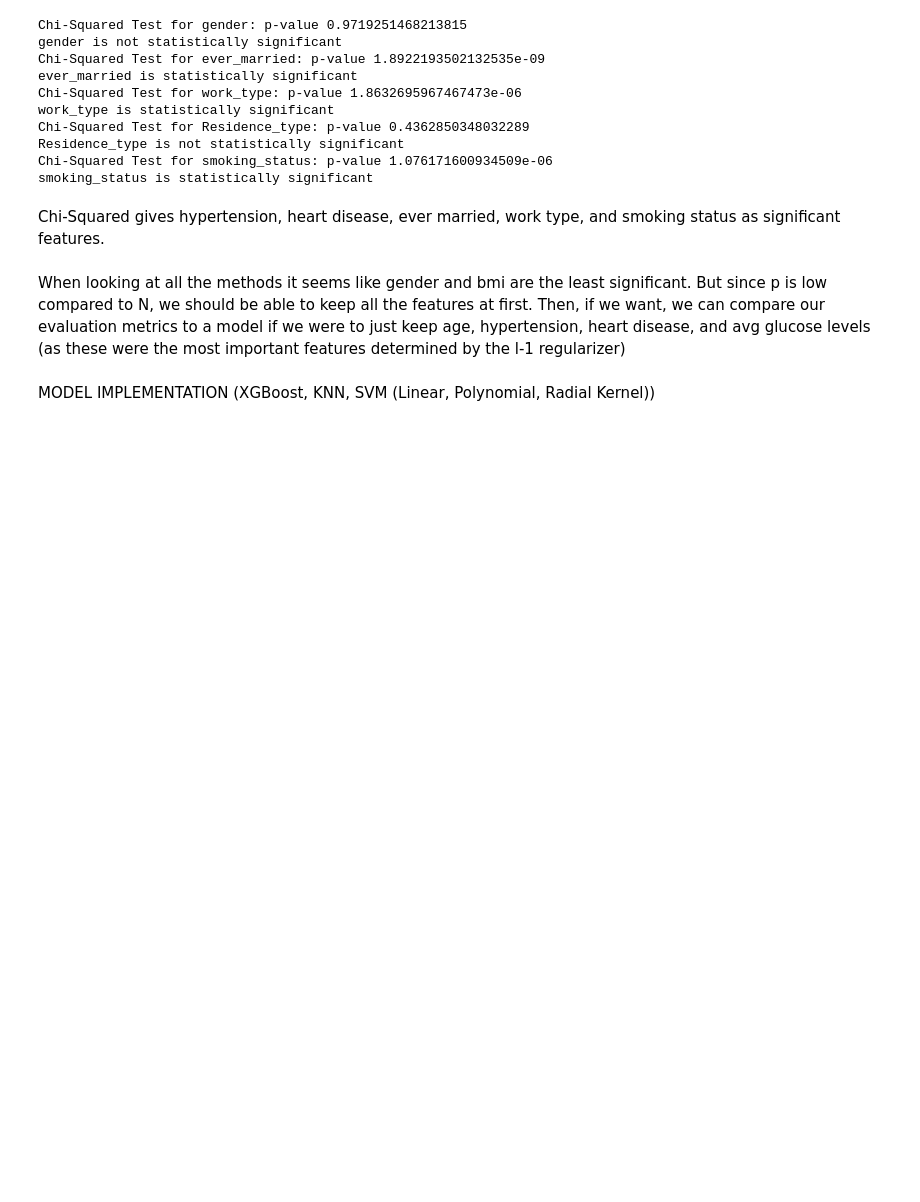
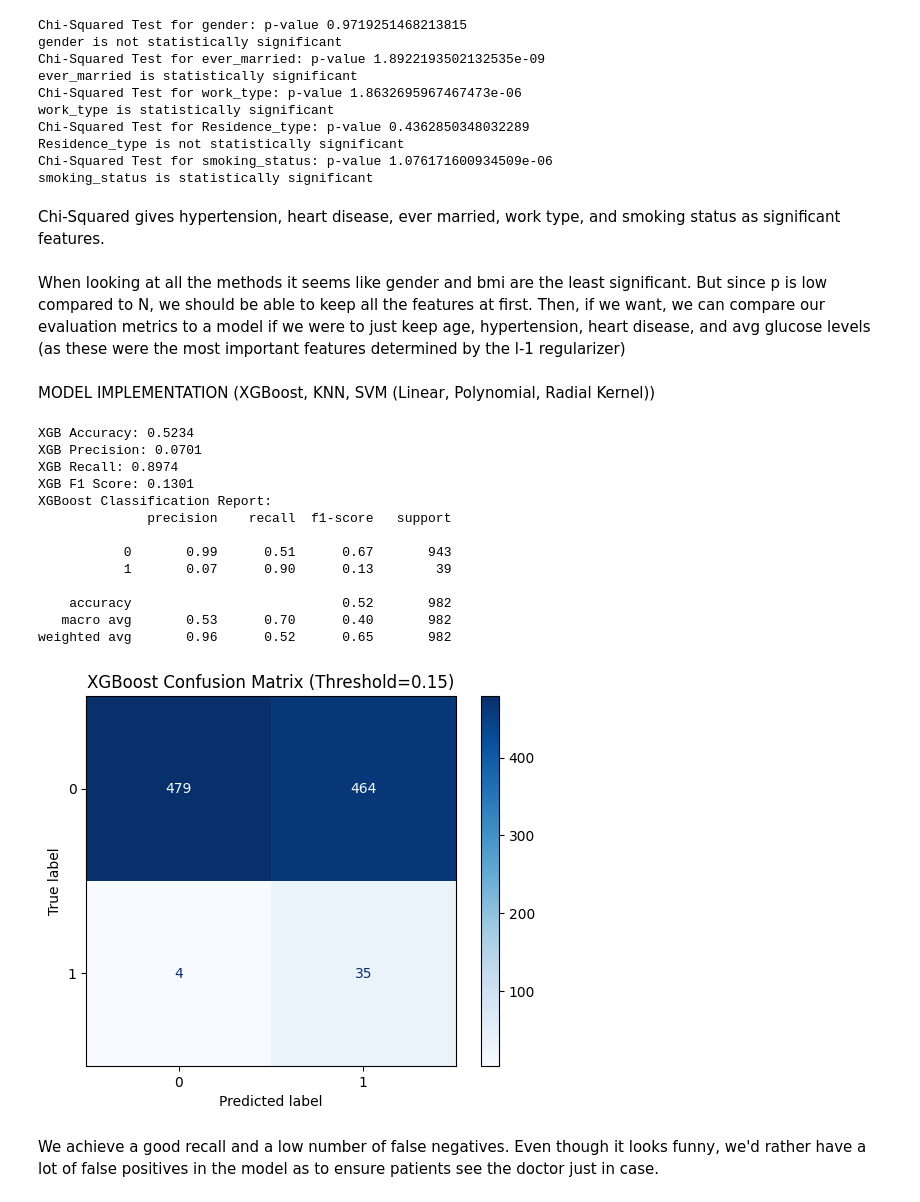
Before and after one commit to tom-bomb1/Stroke-Risk-Classification, a Jupyter notebook: jupyterMain.ipynb, the cells around one changed output. Saved outputs shown, nothing was run; the diff lists cells and outputs as text; code cells hidden in the pictures; blank space fills up the shorter version.

Commit message:
Exploration, Preparation, and XGBoost Implementation

```diff
--- a/jupyterMain.ipynb
+++ b/jupyterMain.ipynb
@@ -379,0 +351,57 @@ print(f"\nBest F1 Score: {randomSearch.best_score_:.4f}")
+# %%
+from sklearn.metrics import classification_report, confusion_matrix, ConfusionMatrixDisplay
+from xgboost import XGBClassifier
+import matplotlib.pyplot as plt
+
+xgb = XGBClassifier(
+    eval_metric='logloss',
+    scale_pos_weight=100, # Increased for imbalance between stroke and no stroke
+    max_depth=6, # Deeper trees to capture complex patterns
+    learning_rate=0.01, # Slower learning rate for better convergence
+    n_estimators=400, # More trees for better performance
+    subsample=0.9
+)
+
+xgb.fit(XTrainScaled, yTrain)
+
+yPredProba = xgb.predict_proba(XTestScaled)[:, 1]
+
+yPred = (yPredProba >= 0.1).astype(int) # We want to flag for a doc even if there is a 10% chance of a stroke
+
+xgbAccuracy = sklearn.metrics.accuracy_score(yTest, yPred)
+xgbPrecision = sklearn.metrics.precision_score(yTest, yPred)
+xgbRecall = sklearn.metrics.recall_score(yTest, yPred)
+xgbF1 = sklearn.metrics.f1_score(yTest, yPred)
+
+
+print(f"XGB Accuracy: {xgbAccuracy:.4f}")
+print(f"XGB Precision: {xgbPrecision:.4f}")
+print(f"XGB Recall: {xgbRecall:.4f}")
+print(f"XGB F1 Score: {xgbF1:.4f}")
+
+
+print("XGBoost Classification Report:")
+print(classification_report(yTest, yPred))
+
+xgbCm = confusion_matrix(yTest, yPred)
+disp = ConfusionMatrixDisplay(confusion_matrix=xgbCm, display_labels=xgb.classes_)
+disp.plot(cmap=plt.cm.Blues)
+plt.title('XGBoost Confusion Matrix (Threshold=0.15)')
+plt.show()
+# %% [output]
+XGB Accuracy: 0.5234
+XGB Precision: 0.0701
+XGB Recall: 0.8974
+XGB F1 Score: 0.1301
+XGBoost Classification Report:
+              precision    recall  f1-score   support
+
+           0       0.99      0.51      0.67       943
+           1       0.07      0.90      0.13        39
+
+    accuracy                           0.52       982
+   macro avg       0.53      0.70      0.40       982
+weighted avg       0.96      0.52      0.65       982
+[figure, added]
+# %% [markdown]
+We achieve a good recall and a low number of false negatives. Even though it looks funny, we'd rather have a lot of false positives in the model as to ensure patients see the doctor just in case.
```
Also changed, not shown: parts of 7 cells of this notebook, 1 other file.
